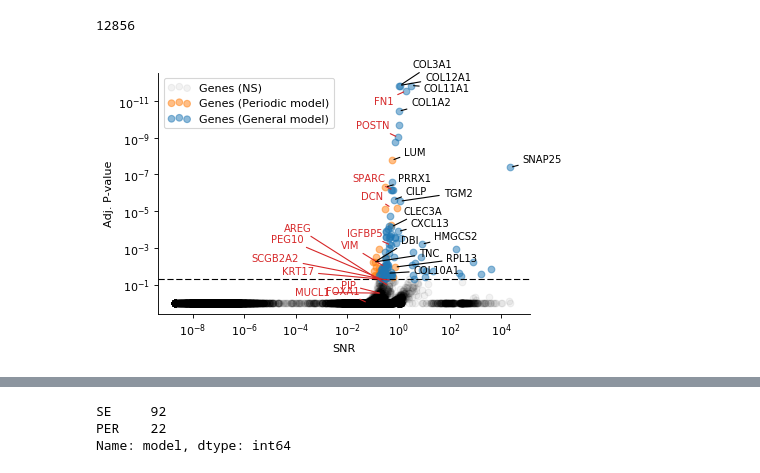
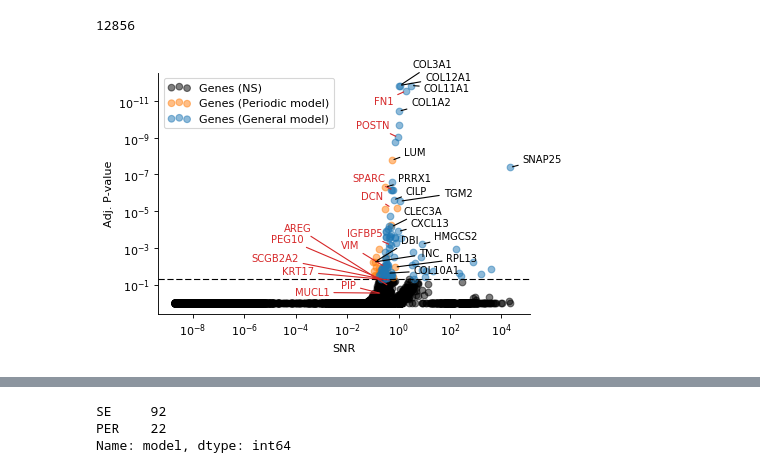
Before and after one commit to Teichlab/SpatialDE, a Jupyter notebook: Analysis/BreastCancer/Breast Cancer Tissue Analysis.ipynb, the cells around one changed output, grey strips where cells are left out. Drawn from its saved outputs; the diff is of its cells as text; code cells hidden in the pictures.

```diff
--- a/Analysis/BreastCancer/Breast Cancer Tissue Analysis.ipynb
+++ b/Analysis/BreastCancer/Breast Cancer Tissue Analysis.ipynb
@@ -219,7 +228,7 @@ plt.yscale('log')
 
 tmp = results.query('qval > 0.05')
 plt.scatter(1./ tmp['max_delta'], tmp['qval'],
-            alpha=0.05, rasterized=True, label='Genes (NS)', marker='o', color='k');
+            alpha=0.5, rasterized=True, label='Genes (NS)', marker='o', color='k');
 
 tmp = ms_results.query('model == "PER"')
 plt.scatter(1./ tmp['max_delta'], tmp['qval'],
@@ -260,31 +269,31 @@ for i, r in tmp.iterrows():
 # Annotate top genes
 x_offsets = {'COL3A1': 3,
              'COL12A1': 1e1,
              'TGM2': 5e1,
              'COL10A1':1e1,
              'RPL13': 1e2,
              'TNC': 6e1,
              'DBI': 1e1}
 y_offsets = {'COL3A1': 1e1,
              'COL11A1': 5e-1,
              'CLEC3A': 5,
              'COL10A1': 1,
              'DBI': 1e1}
 for i, r in top_per_ls.iterrows():
     xy = (1./r['max_delta'], r['qval'])
     xyt = (xy[0] * x_offsets.get(r['g'], 3),
            xy[1] / y_offsets.get(r['g'], 2),)
     plt.annotate(r['g'], xy, xyt, color='k', arrowprops={'arrowstyle': '-'}, size=9)
 
 
 plt.axhline(0.05, ls='--', c='k', lw=1)
 
 plt.xlabel('SNR');
 plt.ylabel('Adj. P-value');
 plt.gca().invert_yaxis()
 
 plt.legend(scatterpoints=3, loc='upper left')
 
 plt.savefig('sigma_pval_BC.pdf', bbox_inches='tight');
 # %% [output]
-[figure, old version]
+[figure, new version]
```
Also changed, not shown: parts of 8 cells of this notebook, 6 other files.
